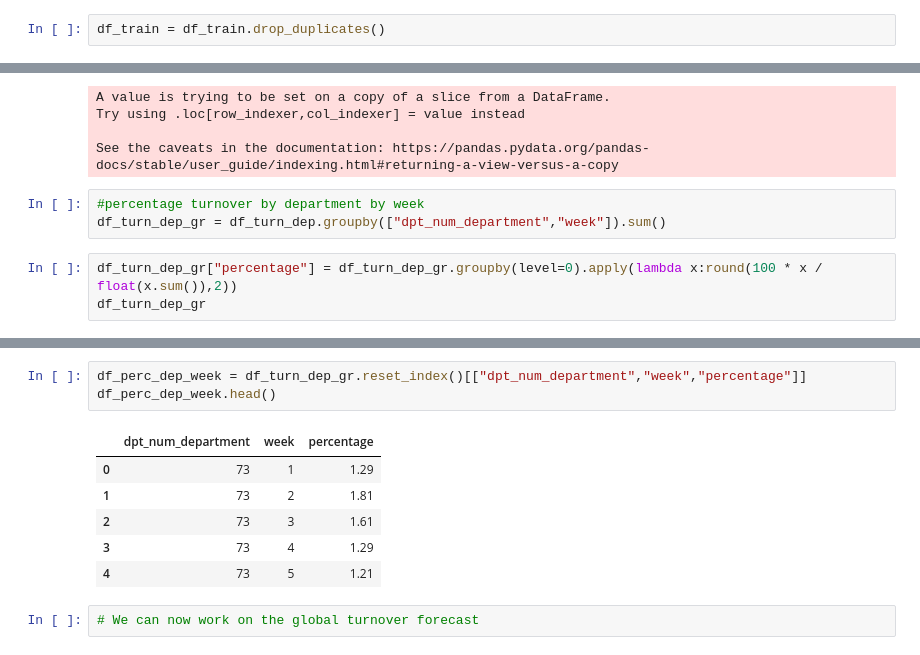
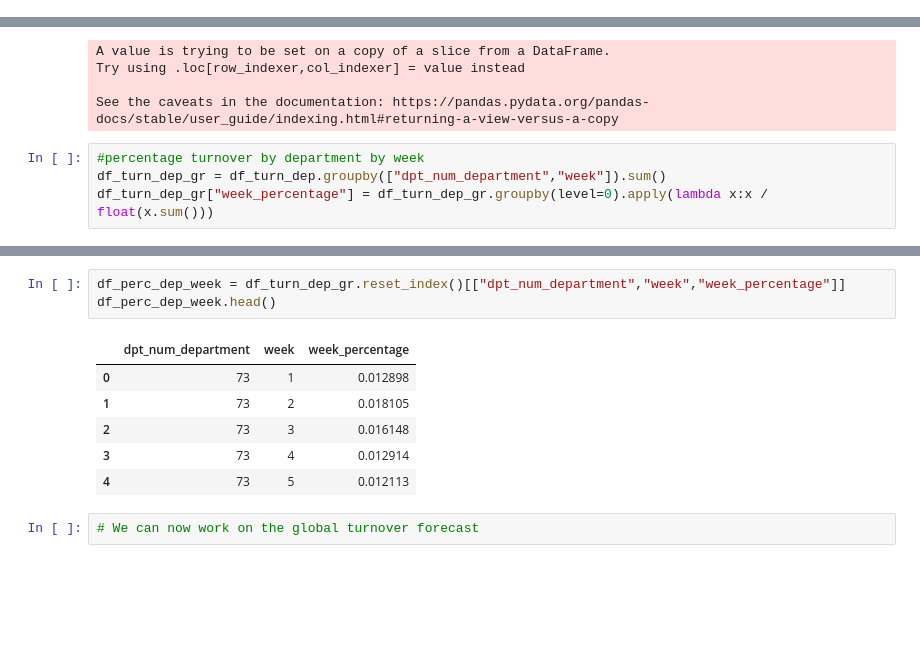
Before and after one commit to louisvilpoux/decathlon_interview, a Jupyter notebook: forecast.ipynb, the cells around one changed output, grey strips where cells are left out. Drawn from its saved outputs; the diff is of its cells as text; blank space fills up the shorter version.

```diff
--- a/forecast.ipynb
+++ b/forecast.ipynb
@@ -23,5 +18,3 @@ df_train.shape
-# %%
-df_train = df_train.drop_duplicates()
 # %%
 len(list(df_train["but_num_business_unit"].unique())),len(list(df_train["dpt_num_department"].unique()))
 # %% [output]
@@ -325,6 +260,4 @@ See the caveats in the documentation: https://pandas.pydata.org/pandas-docs/stab
 # %%
 #percentage turnover by department by week
 df_turn_dep_gr = df_turn_dep.groupby(["dpt_num_department","week"]).sum()
+df_turn_dep_gr["week_percentage"] = df_turn_dep_gr.groupby(level=0).apply(lambda x:x / float(x.sum()))
-# %%
-df_turn_dep_gr["percentage"] = df_turn_dep_gr.groupby(level=0).apply(lambda x:round(100 * x / float(x.sum()),2))
-df_turn_dep_gr
@@ -346,13 +264,13 @@ df_turn_dep_gr
 # %%
-df_perc_dep_week = df_turn_dep_gr.reset_index()[["dpt_num_department","week","percentage"]]
+df_perc_dep_week = df_turn_dep_gr.reset_index()[["dpt_num_department","week","week_percentage"]]
 df_perc_dep_week.head()
 # %% [output]
-|  | dpt_num_department | week | percentage |
-| 0 | 73 | 1 | 1.29 |
-| 1 | 73 | 2 | 1.81 |
-| 2 | 73 | 3 | 1.61 |
-| 3 | 73 | 4 | 1.29 |
-| 4 | 73 | 5 | 1.21 |
+|  | dpt_num_department | week | week_percentage |
+| 0 | 73 | 1 | 0.012898 |
+| 1 | 73 | 2 | 0.018105 |
+| 2 | 73 | 3 | 0.016148 |
+| 3 | 73 | 4 | 0.012914 |
+| 4 | 73 | 5 | 0.012113 |
 # %%
 # We can now work on the global turnover forecast
 # %%
```
Also changed, not shown: parts of 78 cells of this notebook.
